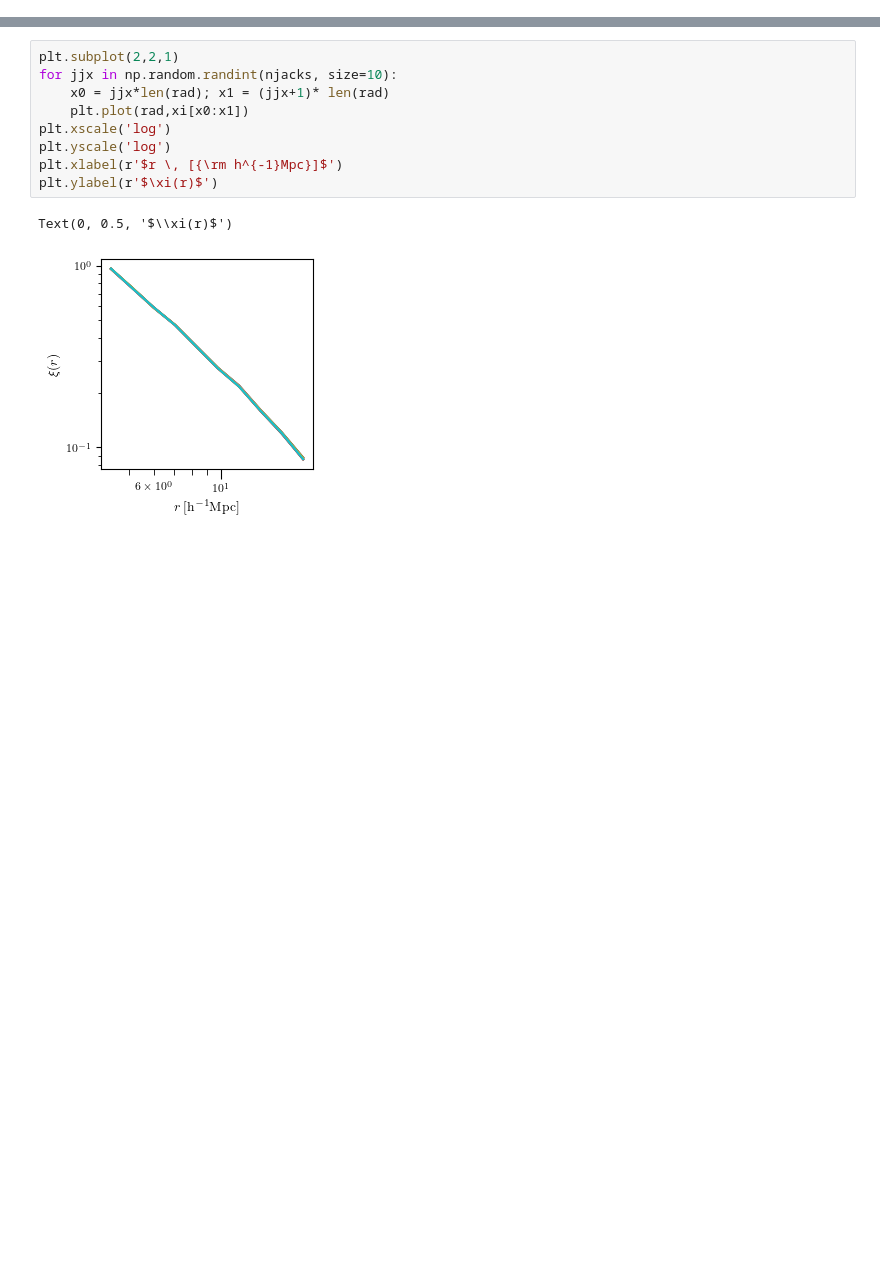
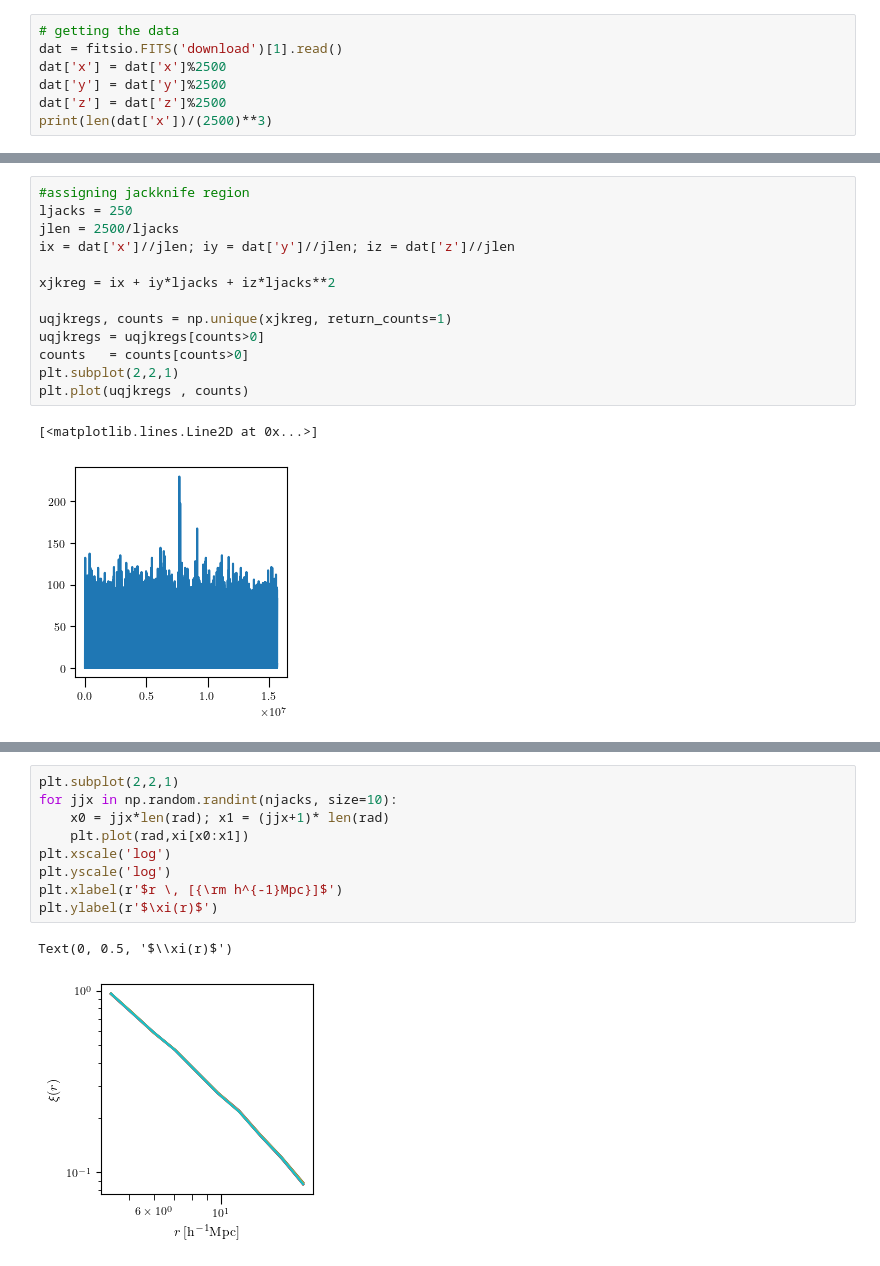
Before and after one commit to divyarana-cosmo/halo_bias, a Jupyter notebook: LSS_buggy_plotting.ipynb, the cells around one changed output, grey strips where cells are left out. Saved outputs shown, nothing was run; the diff lists cells and outputs as text; blank space fills up the shorter version.

```diff
--- a/LSS_buggy_plotting.ipynb
+++ b/LSS_buggy_plotting.ipynb
@@ -7,0 +9,7 @@ import pandas as pd
+# %%
+# getting the data
+dat = fitsio.FITS('download')[1].read()
+dat['x'] = dat['x']%2500
+dat['y'] = dat['y']%2500
+dat['z'] = dat['z']%2500
+print(len(dat['x'])/(2500)**3)
@@ -7,0 +36,16 @@ import pandas as pd
+# %%
+#assigning jackknife region
+ljacks = 250
+jlen = 2500/ljacks
+ix = dat['x']//jlen; iy = dat['y']//jlen; iz = dat['z']//jlen
+
+xjkreg = ix + iy*ljacks + iz*ljacks**2
+
+uqjkregs, counts = np.unique(xjkreg, return_counts=1)
+uqjkregs = uqjkregs[counts>0]
+counts   = counts[counts>0]
+plt.subplot(2,2,1)
+plt.plot(uqjkregs , counts)
+# %% [output]
+[<matplotlib.lines.Line2D at 0x...>]
+[figure, added]
```
Also changed, not shown: parts of 8 cells of this notebook.
